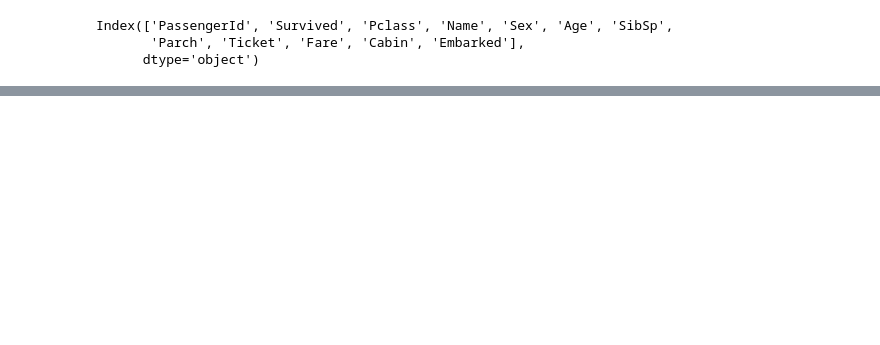
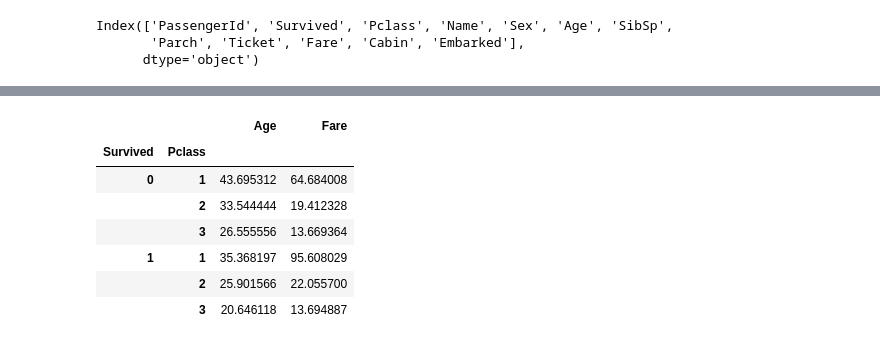
Before and after one commit to PritamChk/PythoneLearning, a Jupyter notebook: PandasTut_1.ipynb, the cells around one changed output, grey strips where cells are left out. Cells and saved outputs as stored; diff of their text form; code cells hidden in the pictures; blank space fills up the shorter version.

```diff
--- a/PandasTut_1.ipynb
+++ b/PandasTut_1.ipynb
@@ -260,0 +378,15 @@ VBox(children=(Label(value='Choose A Column'), Dropdown(options=('Survived', 'Pc
+# %%
+"""
+    from the query we get avg age of people each class who had died or survived
+"""
+titanic_pd[["Pclass","Survived","Age","Fare"]].groupby(["Survived","Pclass"]).mean()
+#this looks good
+# %% [output]
+|  |  | Age | Fare |
+| Survived | Pclass |  |  |
+| 0 | 1 | 43.695312 | 64.684008 |
+|  | 2 | 33.544444 | 19.412328 |
+|  | 3 | 26.555556 | 13.669364 |
+| 1 | 1 | 35.368197 | 95.608029 |
+|  | 2 | 25.901566 | 22.055700 |
+|  | 3 | 20.646118 | 13.694887 |
```
Also changed, not shown: parts of 33 cells of this notebook.
